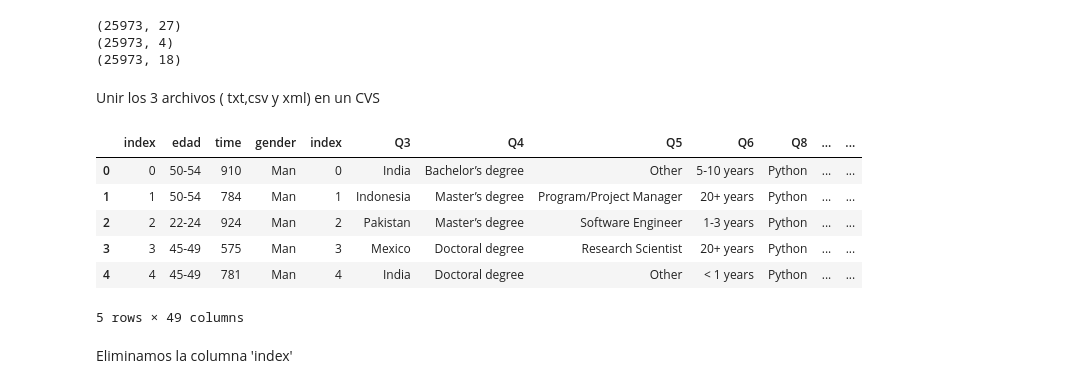
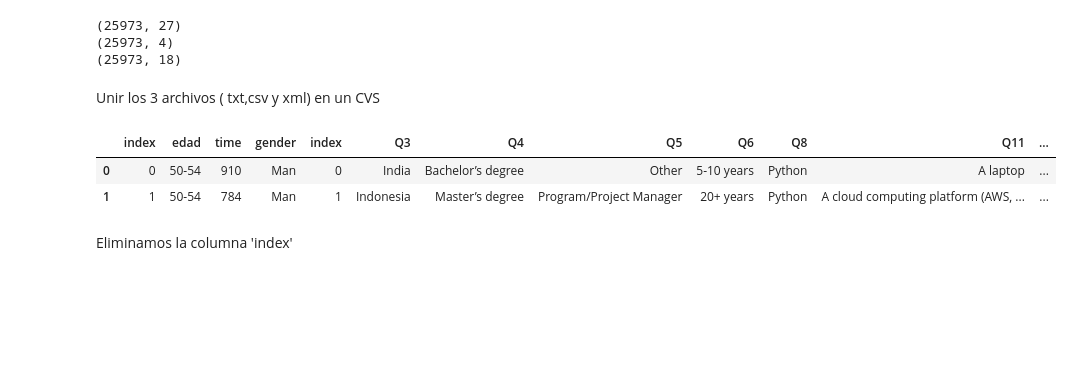
Before and after one commit to Adalab/project-da-promo-A-module-2-team-2, a Jupyter notebook: Proyecto 2.ipynb, the cells around one changed output. Cells and saved outputs as stored; diff of their text form; code cells hidden in the pictures; blank space fills up the shorter version.

```diff
--- a/Proyecto 2.ipynb
+++ b/Proyecto 2.ipynb
@@ -88,15 +87,11 @@ print(archivo_csv.shape)
 Unir los 3 archivos ( txt,csv y xml) en un CVS
 # %%
 concat_archivos = pd.concat([df_xml, archivo_txt, archivo_csv], axis=1)
-concat_archivos.head()
+concat_archivos.head(2)
 # %% [output]
-|  | index | edad | time | gender | index | Q3 | Q4 | Q5 | Q6 | Q8 | ... | ... |
-| 0 | 0 | 50-54 | 910 | Man | 0 | India | Bachelor’s degree | Other | 5-10 years | Python | ... | ... |
-| 1 | 1 | 50-54 | 784 | Man | 1 | Indonesia | Master’s degree | Program/Project Manager | 20+ years | Python | ... | ... |
-| 2 | 2 | 22-24 | 924 | Man | 2 | Pakistan | Master’s degree | Software Engineer | 1-3 years | Python | ... | ... |
-| 3 | 3 | 45-49 | 575 | Man | 3 | Mexico | Doctoral degree | Research Scientist | 20+ years | Python | ... | ... |
-| 4 | 4 | 45-49 | 781 | Man | 4 | India | Doctoral degree | Other | < 1 years | Python | ... | ... |
+|  | index | edad | time | gender | index | Q3 | Q4 | Q5 | Q6 | Q8 | Q11 | ... |
+| 0 | 0 | 50-54 | 910 | Man | 0 | India | Bachelor’s degree | Other | 5-10 years | Python | A laptop | ... |
+| 1 | 1 | 50-54 | 784 | Man | 1 | Indonesia | Master’s degree | Program/Project Manager | 20+ years | Python | A cloud computing platform (AWS, ... | ... |
-5 rows × 49 columns
 # %% [markdown]
 Eliminamos la columna 'index'
 # %%
```
Also changed, not shown: parts of 20 cells of this notebook.
